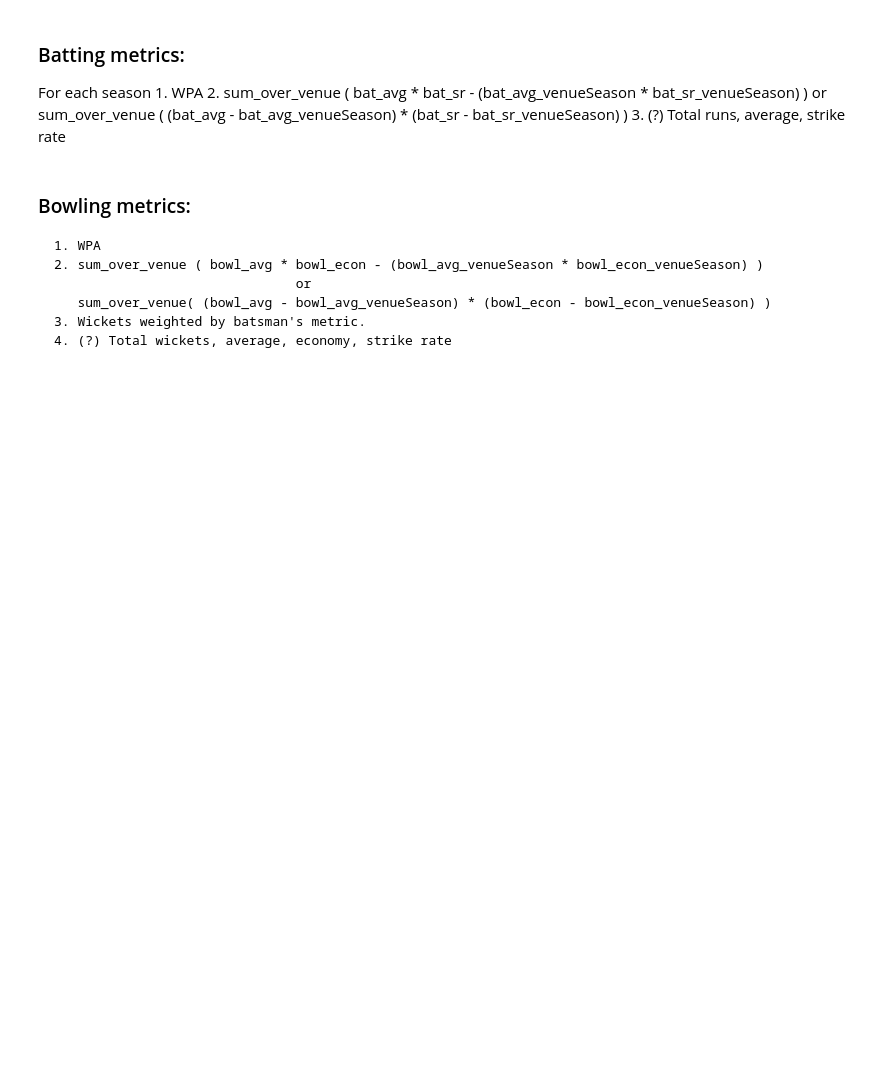
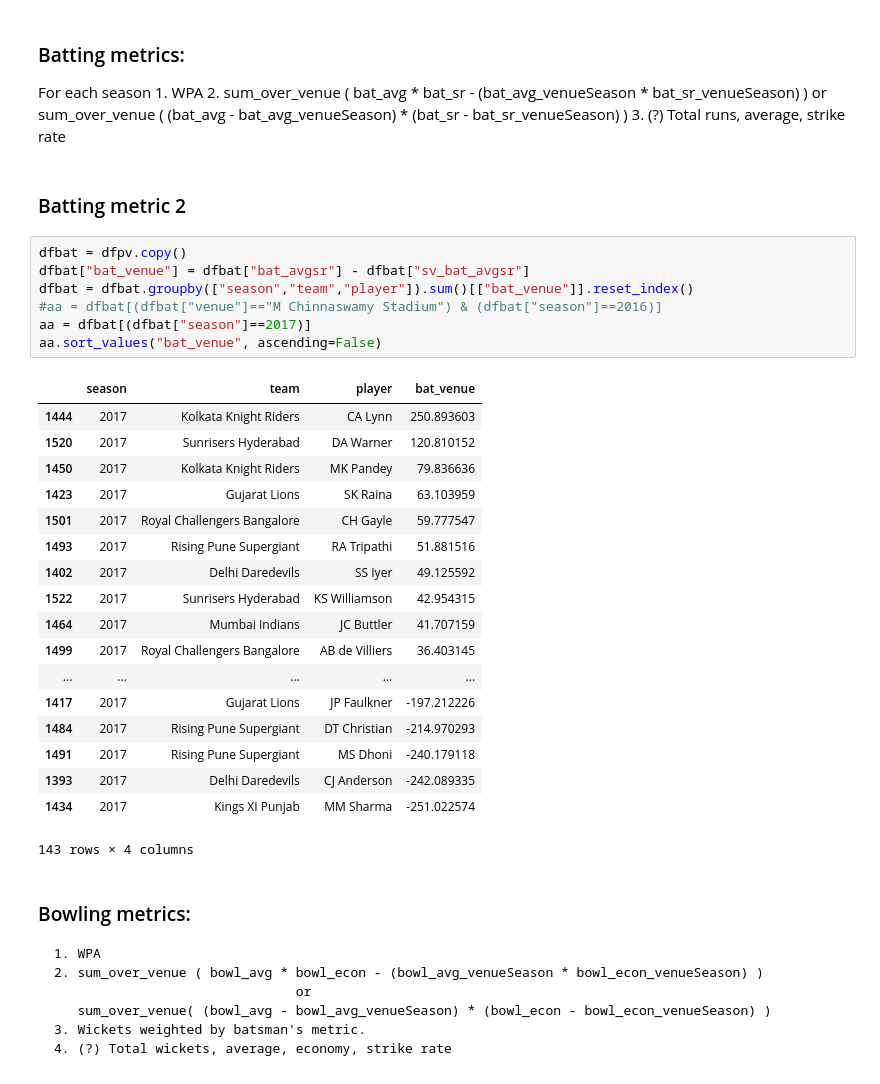
Before and after one commit to deepak-karkala/articles, a Jupyter notebook: cricket_sabermetrics/ipl_stats.ipynb, the cells around one changed output. Saved outputs shown, nothing was run; the diff lists cells and outputs as text; blank space fills up the shorter version.

```diff
--- a/cricket_sabermetrics/ipl_stats.ipynb
+++ b/cricket_sabermetrics/ipl_stats.ipynb
@@ -217,6 +218,34 @@ For each season
                                    or
        sum_over_venue ( (bat_avg - bat_avg_venueSeason) * (bat_sr - bat_sr_venueSeason) )
     3. (?) Total runs, average, strike rate
+# %% [markdown]
+### Batting metric 2
+# %%
+dfbat = dfpv.copy()
+dfbat["bat_venue"] = dfbat["bat_avgsr"] - dfbat["sv_bat_avgsr"]
+dfbat = dfbat.groupby(["season","team","player"]).sum()[["bat_venue"]].reset_index()
+#aa = dfbat[(dfbat["venue"]=="M Chinnaswamy Stadium") & (dfbat["season"]==2016)]
+aa = dfbat[(dfbat["season"]==2017)]
+aa.sort_values("bat_venue", ascending=False)
+# %% [output]
+|  | season | team | player | bat_venue |
+| 1444 | 2017 | Kolkata Knight Riders | CA Lynn | 250.893603 |
+| 1520 | 2017 | Sunrisers Hyderabad | DA Warner | 120.810152 |
+| 1450 | 2017 | Kolkata Knight Riders | MK Pandey | 79.836636 |
+| 1423 | 2017 | Gujarat Lions | SK Raina | 63.103959 |
+| 1501 | 2017 | Royal Challengers Bangalore | CH Gayle | 59.777547 |
+| 1493 | 2017 | Rising Pune Supergiant | RA Tripathi | 51.881516 |
+| 1402 | 2017 | Delhi Daredevils | SS Iyer | 49.125592 |
+| 1522 | 2017 | Sunrisers Hyderabad | KS Williamson | 42.954315 |
+| 1464 | 2017 | Mumbai Indians | JC Buttler | 41.707159 |
+| 1499 | 2017 | Royal Challengers Bangalore | AB de Villiers | 36.403145 |
+| ... | ... | ... | ... | ... |
+| 1417 | 2017 | Gujarat Lions | JP Faulkner | -197.212226 |
+| 1484 | 2017 | Rising Pune Supergiant | DT Christian | -214.970293 |
+| 1491 | 2017 | Rising Pune Supergiant | MS Dhoni | -240.179118 |
+| 1393 | 2017 | Delhi Daredevils | CJ Anderson | -242.089335 |
+| 1434 | 2017 | Kings XI Punjab | MM Sharma | -251.022574 |
+143 rows × 4 columns
 # %% [markdown]
 ### Bowling metrics:
 
```
Also changed, not shown: parts of 5 cells of this notebook.
